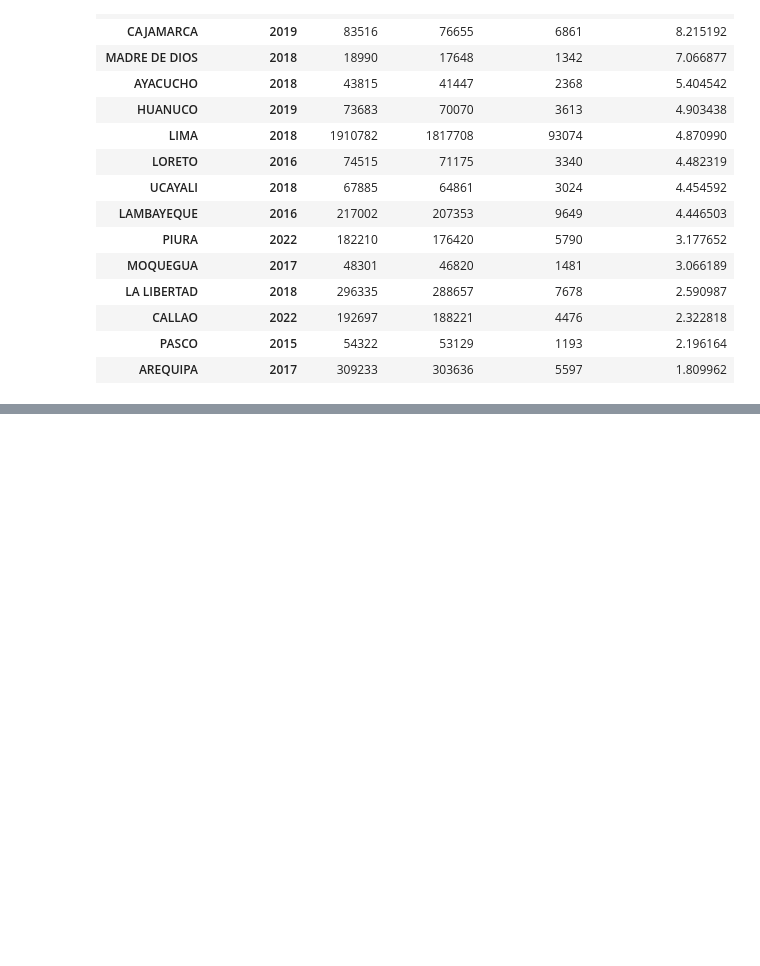
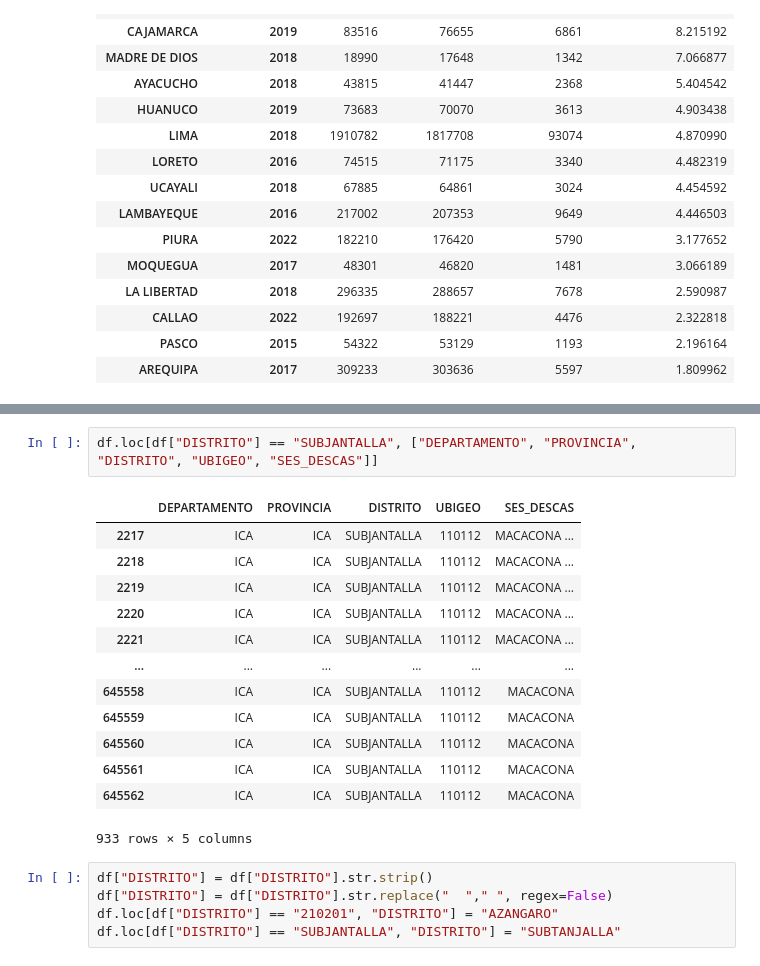
Before and after one commit to jeanpierre-gamboa/Data_Analysis_Essalud, a Jupyter notebook: perfil.ipynb, the cells around one changed output, grey strips where cells are left out. Saved outputs shown, nothing was run; the diff lists cells and outputs as text; blank space fills up the shorter version.

```diff
--- a/perfil.ipynb
+++ b/perfil.ipynb
@@ -358,0 +406,21 @@ df_tabla_per.loc[pos_baja].sort_values(by= "tasa_no_cumplimiento", ascending=Fal
+# %%
+df.loc[df["DISTRITO"] == "SUBJANTALLA", ["DEPARTAMENTO", "PROVINCIA", "DISTRITO", "UBIGEO", "SES_DESCAS"]]
+# %% [output]
+|  | DEPARTAMENTO | PROVINCIA | DISTRITO | UBIGEO | SES_DESCAS |
+| 2217 | ICA | ICA | SUBJANTALLA | 110112 | MACACONA ... |
+| 2218 | ICA | ICA | SUBJANTALLA | 110112 | MACACONA ... |
+| 2219 | ICA | ICA | SUBJANTALLA | 110112 | MACACONA ... |
+| 2220 | ICA | ICA | SUBJANTALLA | 110112 | MACACONA ... |
+| 2221 | ICA | ICA | SUBJANTALLA | 110112 | MACACONA ... |
+| ... | ... | ... | ... | ... | ... |
+| 645558 | ICA | ICA | SUBJANTALLA | 110112 | MACACONA |
+| 645559 | ICA | ICA | SUBJANTALLA | 110112 | MACACONA |
+| 645560 | ICA | ICA | SUBJANTALLA | 110112 | MACACONA |
+| 645561 | ICA | ICA | SUBJANTALLA | 110112 | MACACONA |
+| 645562 | ICA | ICA | SUBJANTALLA | 110112 | MACACONA |
+933 rows × 5 columns
+# %%
+df["DISTRITO"] = df["DISTRITO"].str.strip()
+df["DISTRITO"] = df["DISTRITO"].str.replace("  "," ", regex=False)
+df.loc[df["DISTRITO"] == "210201", "DISTRITO"] = "AZANGARO"
+df.loc[df["DISTRITO"] == "SUBJANTALLA", "DISTRITO"] = "SUBTANJALLA"
```
Also changed, not shown: parts of 6 cells of this notebook.
